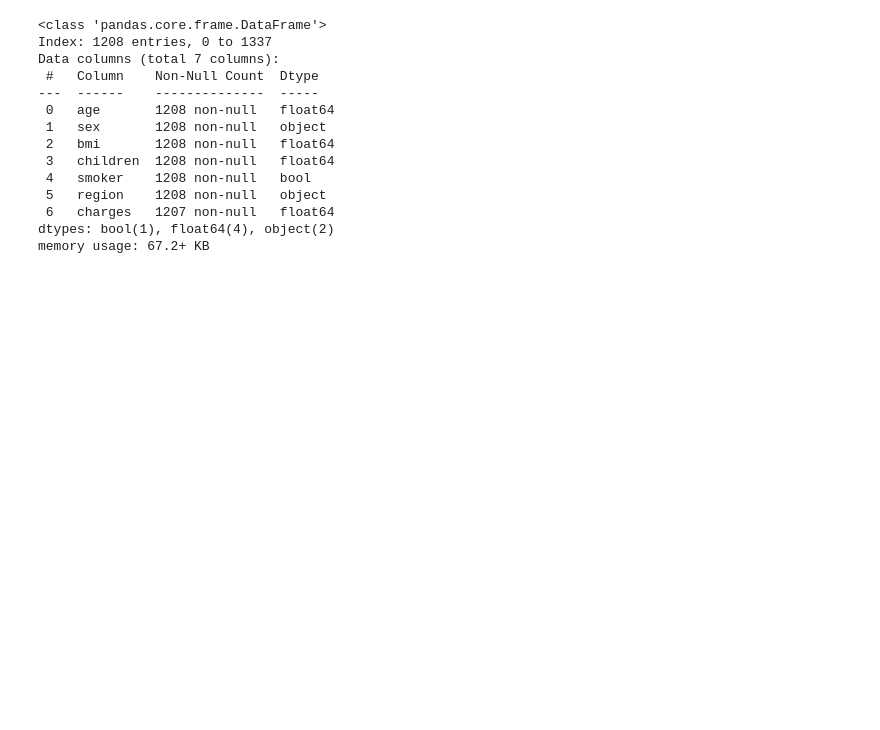
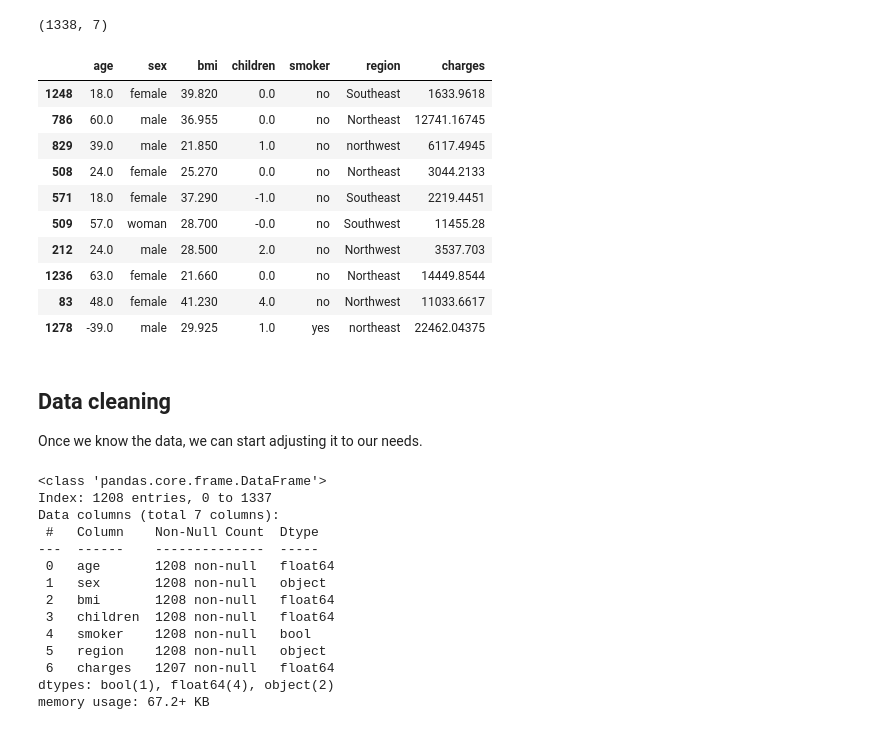
Before and after one commit to IlionAcre/healthcare-regression, a Jupyter notebook: healthcare_regression/_build/jupyter_execute/healthcare_regression.ipynb, the cells around one changed output. Saved outputs shown, nothing was run; the diff lists cells and outputs as text; code cells hidden in the pictures; blank space fills up the shorter version.

```diff
--- a/healthcare_regression/_build/jupyter_execute/healthcare_regression.ipynb
+++ b/healthcare_regression/_build/jupyter_execute/healthcare_regression.ipynb
@@ -70,3 +87,25 @@ memory usage: 73.3+ KB
+# %%
+insurance.shape
+# %% [output]
+(1338, 7)
+# %%
+insurance.sample(10)
+# %% [output]
+|  | age | sex | bmi | children | smoker | region | charges |
+| 1248 | 18.0 | female | 39.820 | 0.0 | no | Southeast | 1633.9618 |
+| 786 | 60.0 | male | 36.955 | 0.0 | no | Northeast | 12741.16745 |
+| 829 | 39.0 | male | 21.850 | 1.0 | no | northwest | 6117.4945 |
+| 508 | 24.0 | female | 25.270 | 0.0 | no | Northeast | 3044.2133 |
+| 571 | 18.0 | female | 37.290 | -1.0 | no | Southeast | 2219.4451 |
+| 509 | 57.0 | woman | 28.700 | -0.0 | no | Southwest | 11455.28 |
+| 212 | 24.0 | male | 28.500 | 2.0 | no | Northwest | 3537.703 |
+| 1236 | 63.0 | female | 21.660 | 0.0 | no | Northeast | 14449.8544 |
+| 83 | 48.0 | female | 41.230 | 4.0 | no | Northwest | 11033.6617 |
+| 1278 | -39.0 | male | 29.925 | 1.0 | yes | northeast | 22462.04375 |
+# %% [markdown]
+## Data cleaning
+
+Once we know the data, we can start adjusting it to our needs.
 # %%
 insurance_filled["region"] = insurance_filled["region"].str.lower()
 
```
Also changed, not shown: parts of 27 cells of this notebook, 11 other files.
